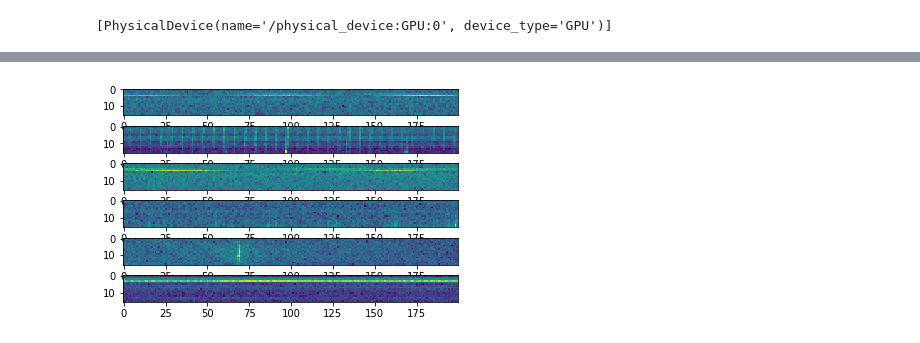
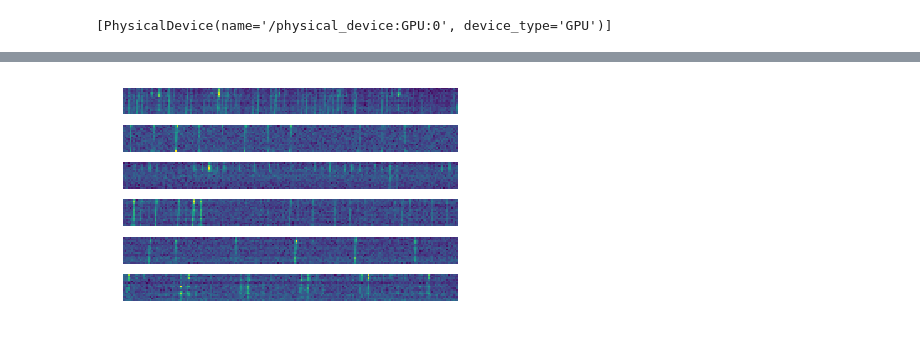
Before and after one commit to FX196/SETI-Energy-Detection, a Jupyter notebook: Autoencoder-GPU.ipynb, the cells around one changed output, grey strips where cells are left out. Drawn from its saved outputs; the diff is of its cells as text; code cells hidden in the pictures.

```diff
--- a/Autoencoder-GPU.ipynb
+++ b/Autoencoder-GPU.ipynb
@@ -472,0 +700,3 @@ Found 66973 images belonging to 11 classes.
+# %%
+with open(f"{model_name}_stats.pkl", "wb") as f:
+    pickle.dump(stats, f)
@@ -473,2 +748,4 @@ Found 66973 images belonging to 11 classes.
+# %%
+idec.load_weights(f"models/{task}/res_idec-10-05-20-22:13.h5")
 # %%
 probs, recons = idec.predict(x_cluster_samp, verbose=0)
@@ -475,5 +765,5 @@ probs, recons = idec.predict(x_cluster_samp, verbose=0)
 # %%
-i = 13
+i = 8
 np.set_printoptions(precision=3, suppress=True)
 plt.figure()
 plt.imshow(x_cluster_samp[i, :, :, 0])
@@ -562,4 +846,4 @@ embedded_samp = tsne.fit_transform(encoded_samp)
 # %%
-threshold = 0.8
+threshold = 0.3
 np.count_nonzero(np.max(probs, axis=1) > threshold)
 # %% [output]
@@ -610,21 +903,27 @@ inds = np.arange(y_pred.shape[0])[y_pred == 0]
 # %%
 sample_inds = np.random.choice(inds, size=6)
 figure, axes = plt.subplots(nrows=6, ncols=1)
 plt.subplot(611)
 plt.imshow(x_cluster_samp[sample_inds[0], :, :, 0])
+plt.axis("off")
 plt.subplot(612)
 plt.imshow(x_cluster_samp[sample_inds[1], :, :, 0])
+plt.axis("off")
 plt.subplot(613)
 plt.imshow(x_cluster_samp[sample_inds[2], :, :, 0])
+plt.axis("off")
 plt.subplot(614)
 plt.imshow(x_cluster_samp[sample_inds[3], :, :, 0])
+plt.axis("off")
 plt.subplot(615)
 plt.imshow(x_cluster_samp[sample_inds[4], :, :, 0])
+plt.axis("off")
 plt.subplot(616)
 plt.imshow(x_cluster_samp[sample_inds[5], :, :, 0])
+plt.axis("off")
 figure.tight_layout(pad=3.0)
 # %% [output]
-[figure, old version]
+[figure, new version]
 # %%
 import pandas as pd
 # %%
```
Also changed, not shown: parts of 77 cells of this notebook.
